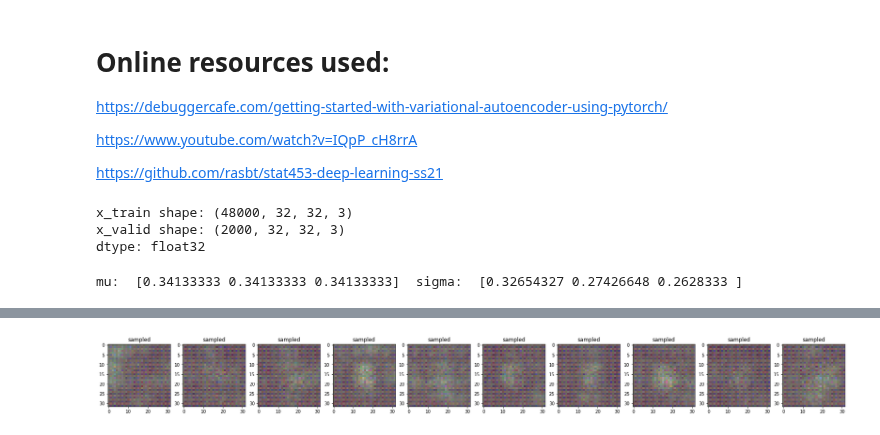
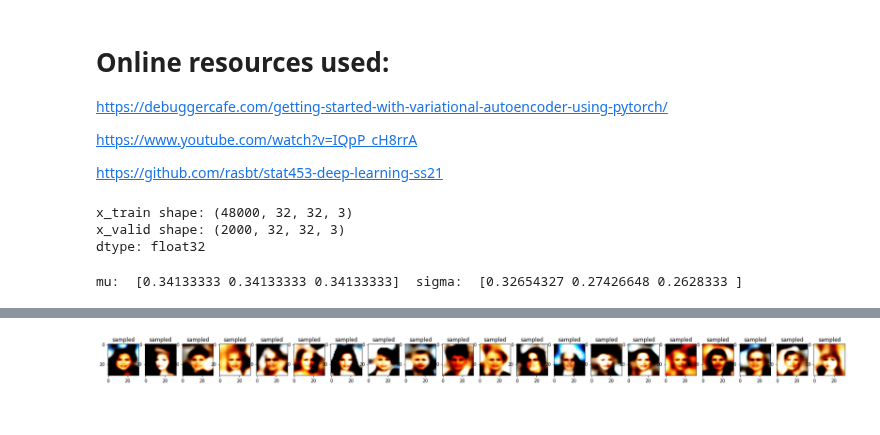
Before and after one commit to dscho15/deep-learning-course, a Jupyter notebook: Lecture8.ipynb, the cells around one changed output, grey strips where cells are left out. Drawn from its saved outputs; the diff is of its cells as text; code cells hidden in the pictures.

```diff
--- a/Lecture8.ipynb
+++ b/Lecture8.ipynb
@@ -213,9 +213,9 @@ opt = torch.optim.Adam(model.parameters(), lr=1e-4)
 
 train_losses = []
 valid_losses = []
-beta = 0.1
+beta = 0.5
 
-for epoch in tqdm(range(50)):
+for epoch in tqdm(range(30)):
 
     model.train()
     losses, kld_losses = [], []
@@ -352,15 +355,15 @@ plt.show()
 # %%
 def plot_imgs(samples):
   plt.figure(1, figsize=(30, 10))
   imgs = model.sample(samples)
   for i in range(samples):
     plt.subplot(1, samples, i+1)
     img = imgs[i].cpu().detach().numpy()
     img = img.reshape((3, 32, 32)).transpose(1, 2, 0)
     plt.title("sampled")
     plt.imshow(np.clip(img, 0, 1))
   plt.show()
 
-plot_imgs(10)
+plot_imgs(20)
 # %% [output]
-[figure, old version]
+[figure, new version]
```
Also changed, not shown: parts of 2 cells of this notebook.
